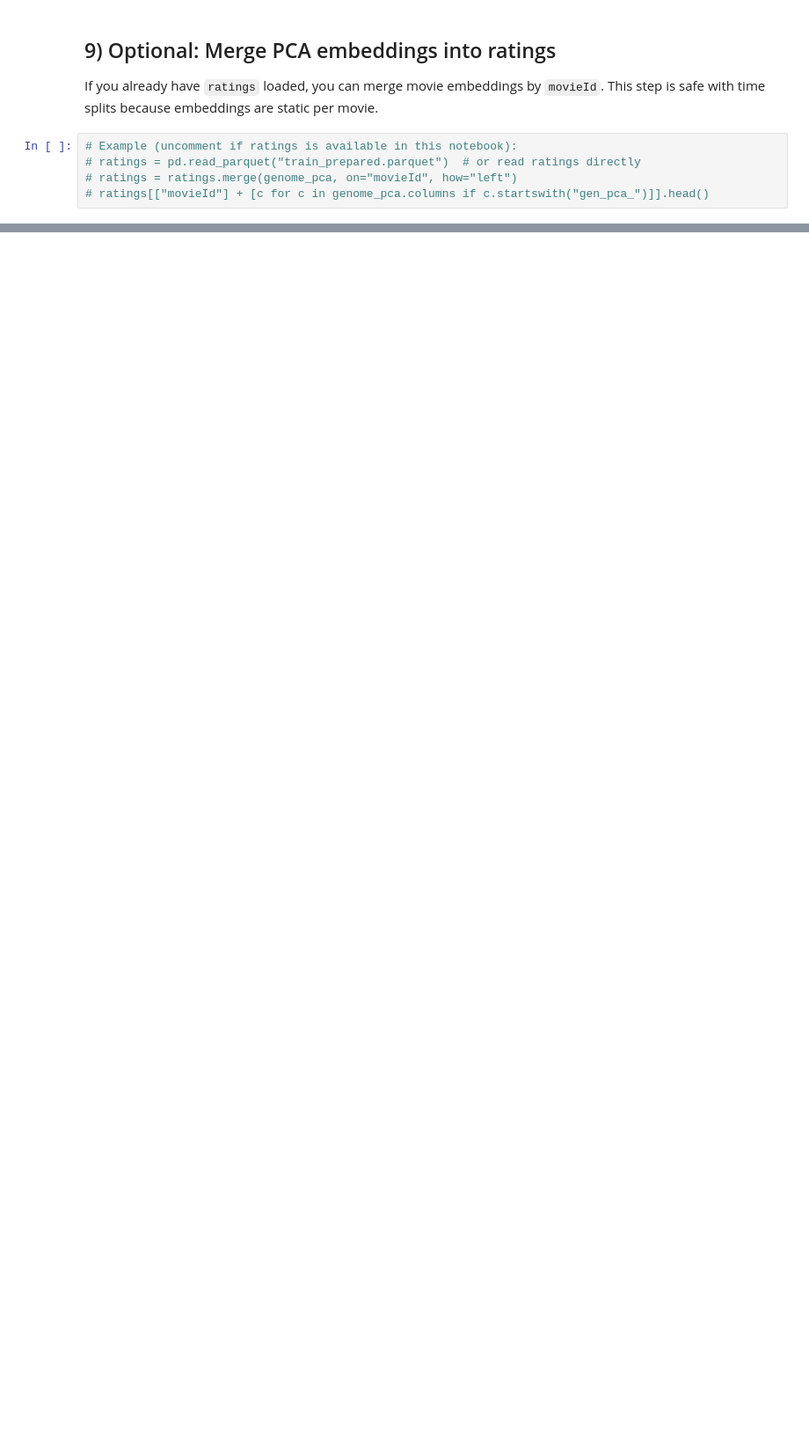
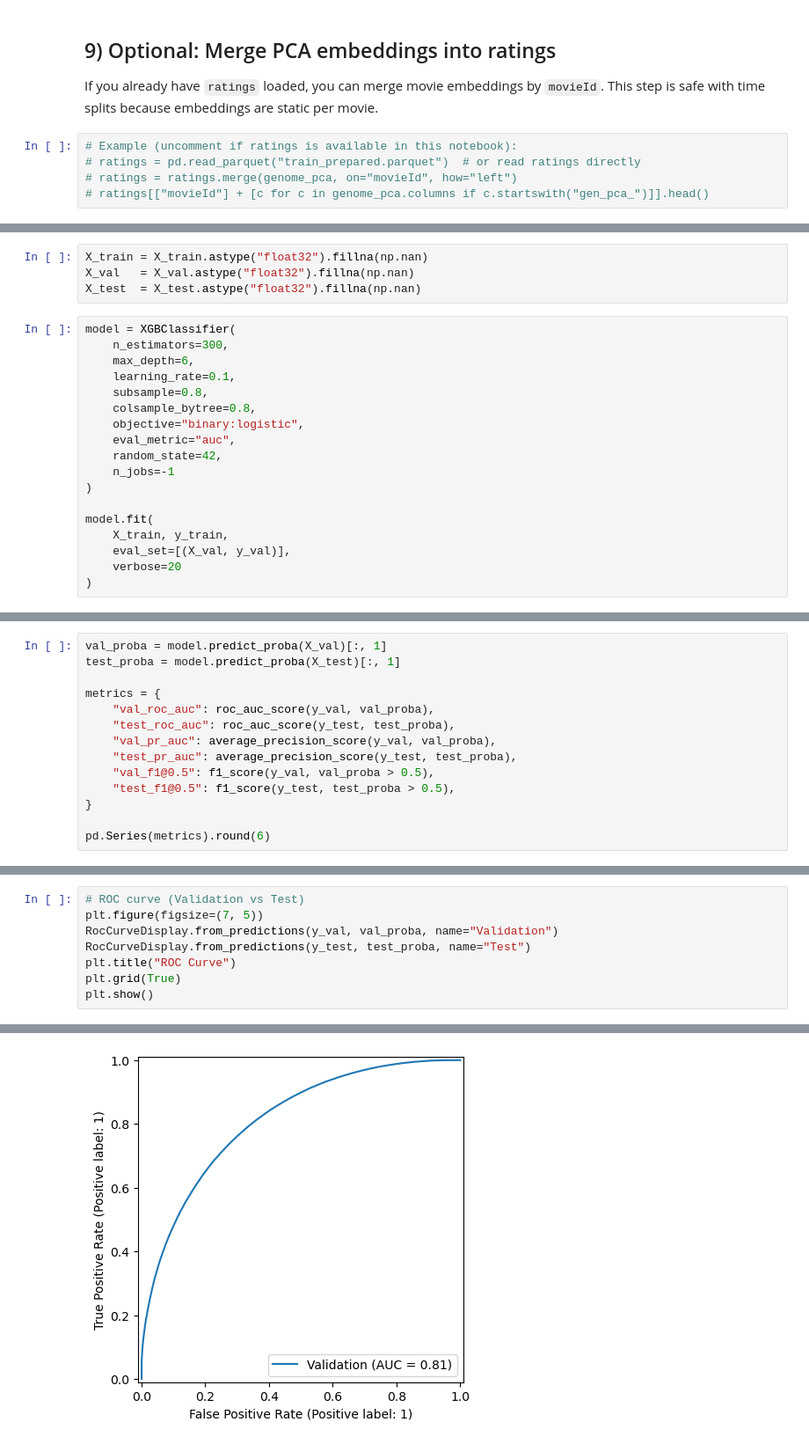
Before and after one commit to p-eleuterio/movies_project, a Jupyter notebook: notebooks/03_f_e_genome.ipynb, the cells around one changed output, grey strips where cells are left out. Shown at 88% size. Drawn from its saved outputs; the diff is of its cells as text; blank space fills up the shorter version.

```diff
--- a/notebooks/03_f_e_genome.ipynb
+++ b/notebooks/03_f_e_genome.ipynb
@@ -155,0 +281,22 @@ This step is safe with time splits because embeddings are static per movie.
+# %%
+X_train = X_train.astype("float32").fillna(np.nan)
+X_val   = X_val.astype("float32").fillna(np.nan)
+X_test  = X_test.astype("float32").fillna(np.nan)
+# %%
+model = XGBClassifier(
+    n_estimators=300,
+    max_depth=6,
+    learning_rate=0.1,
+    subsample=0.8,
+    colsample_bytree=0.8,
+    objective="binary:logistic",
+    eval_metric="auc",
+    random_state=42,
+    n_jobs=-1
+)
+
+model.fit(
+    X_train, y_train,
+    eval_set=[(X_val, y_val)],
+    verbose=20
+)
@@ -155,0 +331,14 @@ This step is safe with time splits because embeddings are static per movie.
+# %%
+val_proba = model.predict_proba(X_val)[:, 1]
+test_proba = model.predict_proba(X_test)[:, 1]
+
+metrics = {
+    "val_roc_auc": roc_auc_score(y_val, val_proba),
+    "test_roc_auc": roc_auc_score(y_test, test_proba),
+    "val_pr_auc": average_precision_score(y_val, val_proba),
+    "test_pr_auc": average_precision_score(y_test, test_proba),
+    "val_f1@0.5": f1_score(y_val, val_proba > 0.5),
+    "test_f1@0.5": f1_score(y_test, test_proba > 0.5),
+}
+
+pd.Series(metrics).round(6)
@@ -155,0 +353,9 @@ This step is safe with time splits because embeddings are static per movie.
+# %%
+# ROC curve (Validation vs Test)
+plt.figure(figsize=(7, 5))
+RocCurveDisplay.from_predictions(y_val, val_proba, name="Validation")
+RocCurveDisplay.from_predictions(y_test, test_proba, name="Test")
+plt.title("ROC Curve")
+plt.grid(True)
+plt.show()
+# %% [output]
@@ -155,0 +363 @@ This step is safe with time splits because embeddings are static per movie.
+[figure, added]
```
Also changed, not shown: parts of 27 cells of this notebook.
